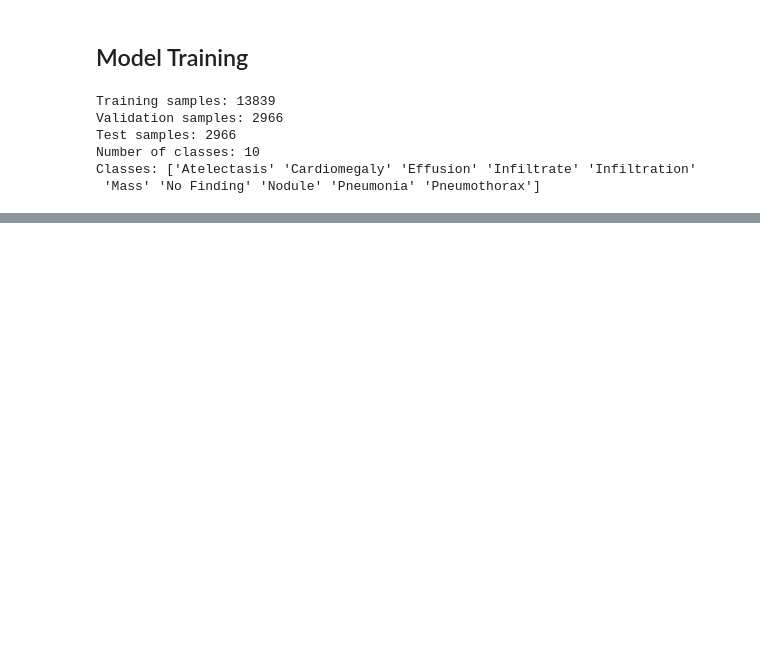
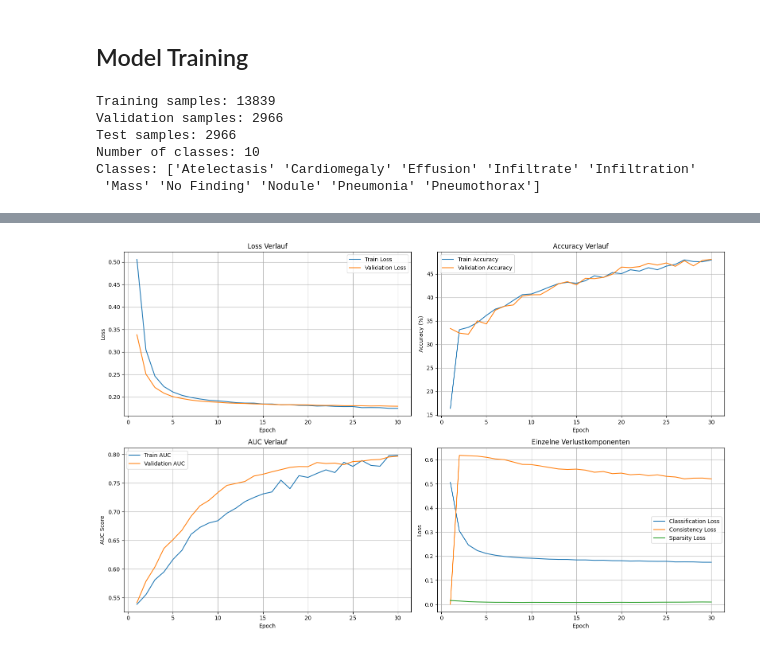
Before and after one commit to Naxsos/XAI_medical_deeplearning, a Jupyter notebook: Chest_Xray_dense_spatial_attention.ipynb, the cells around one changed output, grey strips where cells are left out. Drawn from its saved outputs; the diff is of its cells as text; code cells hidden in the pictures; blank space fills up the shorter version.

```diff
--- a/Chest_Xray_dense_spatial_attention.ipynb
+++ b/Chest_Xray_dense_spatial_attention.ipynb
@@ -707,2 +747,58 @@ Validation Loss: 0.1856, Accuracy: 44.00%, AUC: 0.7580
 # %%
 memory = AttentionMemory(memory_size=5, alpha=0.7)
+# %%
+import matplotlib.pyplot as plt
+
+# Optional: falls du den DataFrame gespeichert hast
+# import pandas as pd
+df_all = pd.read_csv("Training_Log__Full_30_Epochs.csv")
+
+
+plt.figure(figsize=(16, 10))
+
+# 📉 Loss Kurven
+plt.subplot(2, 2, 1)
+plt.plot(df_all["Epoch"], df_all["Train Loss"], label="Train Loss")
+plt.plot(df_all["Epoch"], df_all["Validation Loss"], label="Validation Loss")
+plt.title("Loss Verlauf")
+plt.xlabel("Epoch")
+plt.ylabel("Loss")
+plt.legend()
+plt.grid(True)
+
+# ✅ Accuracy Kurven
+plt.subplot(2, 2, 2)
+plt.plot(df_all["Epoch"], df_all["Train Accuracy"], label="Train Accuracy")
+plt.plot(df_all["Epoch"], df_all["Validation Accuracy"], label="Validation Accuracy")
+plt.title("Accuracy Verlauf")
+plt.xlabel("Epoch")
+plt.ylabel("Accuracy (%)")
+plt.legend()
+plt.grid(True)
+
+# 📈 AUC Kurven
+plt.subplot(2, 2, 3)
+plt.plot(df_all["Epoch"], df_all["Train AUC"], label="Train AUC")
+plt.plot(df_all["Epoch"], df_all["Validation AUC"], label="Validation AUC")
+plt.title("AUC Verlauf")
+plt.xlabel("Epoch")
+plt.ylabel("AUC Score")
+plt.legend()
+
+plt.grid(True)
+
+# ⚙️ Komponentenverluste
+plt.subplot(2, 2, 4)
+plt.plot(df_all["Epoch"], df_all["Cls Loss"], label="Classification Loss")
+plt.plot(df_all["Epoch"], df_all["Consistency Loss"], label="Consistency Loss")
+plt.plot(df_all["Epoch"], df_all["Sparsity Loss"], label="Sparsity Loss")
+plt.title("Einzelne Verlustkomponenten")
+plt.xlabel("Epoch")
+plt.ylabel("Loss")
+plt.legend()
+plt.grid(True)
+
+plt.tight_layout()
+plt.show()
+# %% [output]
+[figure, added]
```
Also changed, not shown: parts of 3 cells of this notebook, 7 other files.
